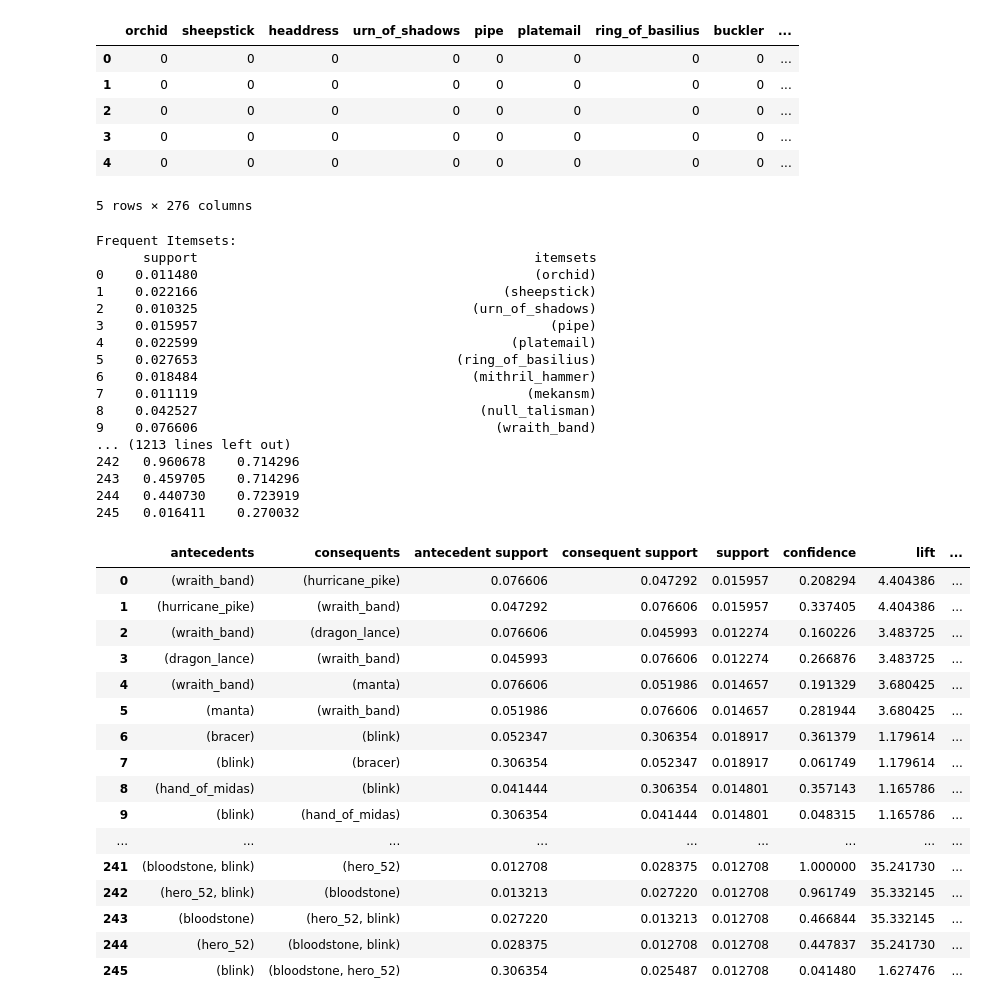
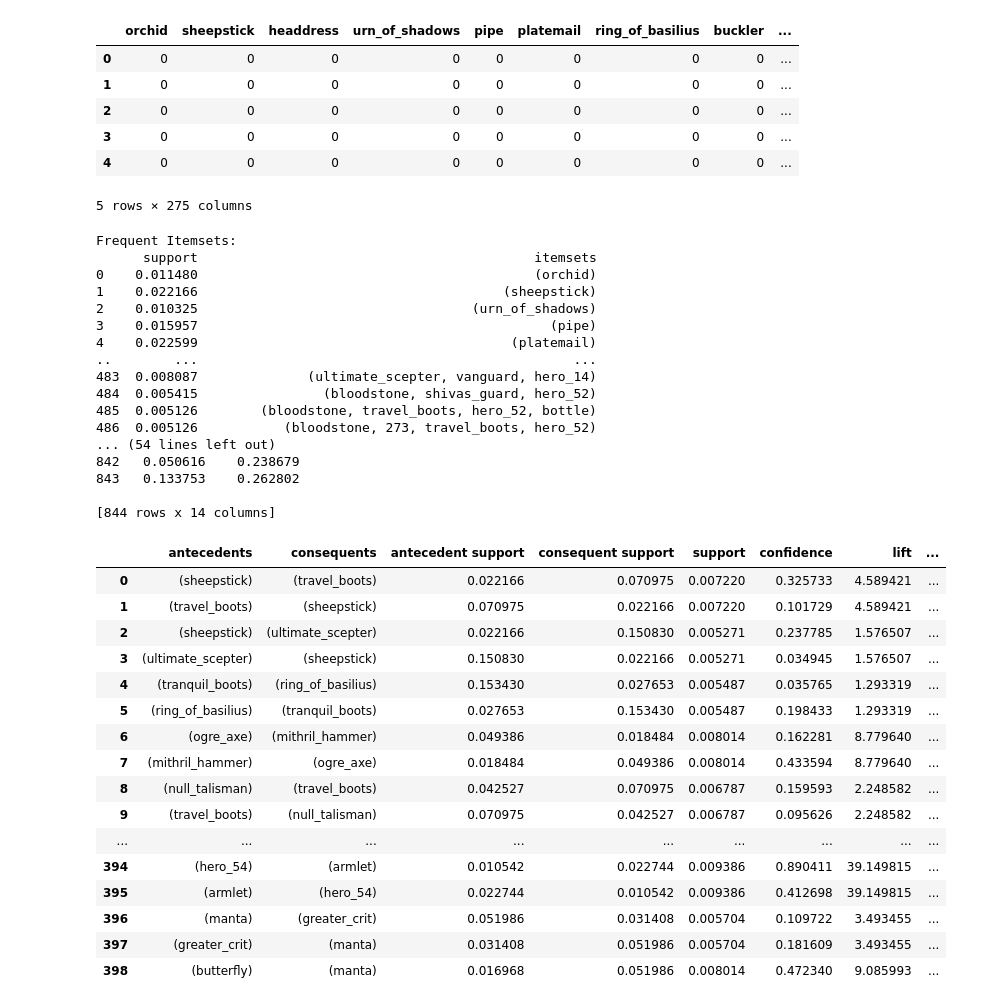
Before and after one commit to SethPavlicekGradStudent/DataMiningProject, a Jupyter notebook: associationRules.ipynb, the cells around one changed output. Saved outputs shown, nothing was run; the diff lists cells and outputs as text; code cells hidden in the pictures.

Commit message:
eliminated blink

```diff
--- a/associationRules.ipynb
+++ b/associationRules.ipynb
@@ -298,7 +298,7 @@ def droppedColumns(df):
 
 
 heroInvertoryData = rename_hero_inventory_columns(heroInvertoryData)
-heroInvertoryData = heroInvertoryData.drop(columns=["black_king_bar","phase_boots","boots","power_treads","wind_lace","arcane_boots","magic_wand","empty"])
+heroInvertoryData = heroInvertoryData.drop(columns=["black_king_bar","phase_boots","boots","power_treads","wind_lace","arcane_boots","magic_wand","empty","blink"])
 heroInvertoryData = droppedColumns(heroInvertoryData)
 heroInvertoryData.head()
 # %% [output]
@@ -308,9 +308,9 @@ heroInvertoryData.head()
 | 2 | 0 | 0 | 0 | 0 | 0 | 0 | 0 | 0 | ... |
 | 3 | 0 | 0 | 0 | 0 | 0 | 0 | 0 | 0 | ... |
 | 4 | 0 | 0 | 0 | 0 | 0 | 0 | 0 | 0 | ... |
-5 rows × 276 columns
+5 rows × 275 columns
 # %%
-frequent_itemsets = apriori(heroInvertoryData, min_support=0.01, use_colnames=True)
+frequent_itemsets = apriori(heroInvertoryData, min_support=0.005, use_colnames=True)
 # Compute the number of itemsets
 
 num_itemsets = len(frequent_itemsets)
@@ -331,34 +331,34 @@ Frequent Itemsets:
 2    0.010325                                   (urn_of_shadows)
 3    0.015957                                             (pipe)
 4    0.022599                                        (platemail)
-5    0.027653                                 (ring_of_basilius)
-6    0.018484                                   (mithril_hammer)
-7    0.011119                                          (mekansm)
-8    0.042527                                    (null_talisman)
-9    0.076606                                      (wraith_band)
-... (1213 lines left out)
-242   0.960678    0.714296
-243   0.459705    0.714296
-244   0.440730    0.723919
-245   0.016411    0.270032
+..        ...                                                ...
+483  0.008087              (ultimate_scepter, vanguard, hero_14)
+484  0.005415                (bloodstone, shivas_guard, hero_52)
+485  0.005126        (bloodstone, travel_boots, hero_52, bottle)
+486  0.005126           (bloodstone, 273, travel_boots, hero_52)
+... (54 lines left out)
+842   0.050616    0.238679
+843   0.133753    0.262802
+
+[844 rows x 14 columns]
 # %%
-pd.options.display.max_rows = 400
+pd.options.display.max_rows = 1000
 rules
 # %% [output]
 |  | antecedents | consequents | antecedent support | consequent support | support | confidence | lift | ... |
-| 0 | (wraith_band) | (hurricane_pike) | 0.076606 | 0.047292 | 0.015957 | 0.208294 | 4.404386 | ... |
-| 1 | (hurricane_pike) | (wraith_band) | 0.047292 | 0.076606 | 0.015957 | 0.337405 | 4.404386 | ... |
-| 2 | (wraith_band) | (dragon_lance) | 0.076606 | 0.045993 | 0.012274 | 0.160226 | 3.483725 | ... |
-| 3 | (dragon_lance) | (wraith_band) | 0.045993 | 0.076606 | 0.012274 | 0.266876 | 3.483725 | ... |
-| 4 | (wraith_band) | (manta) | 0.076606 | 0.051986 | 0.014657 | 0.191329 | 3.680425 | ... |
-| 5 | (manta) | (wraith_band) | 0.051986 | 0.076606 | 0.014657 | 0.281944 | 3.680425 | ... |
-| 6 | (bracer) | (blink) | 0.052347 | 0.306354 | 0.018917 | 0.361379 | 1.179614 | ... |
-| 7 | (blink) | (bracer) | 0.306354 | 0.052347 | 0.018917 | 0.061749 | 1.179614 | ... |
-| 8 | (hand_of_midas) | (blink) | 0.041444 | 0.306354 | 0.014801 | 0.357143 | 1.165786 | ... |
-| 9 | (blink) | (hand_of_midas) | 0.306354 | 0.041444 | 0.014801 | 0.048315 | 1.165786 | ... |
+| 0 | (sheepstick) | (travel_boots) | 0.022166 | 0.070975 | 0.007220 | 0.325733 | 4.589421 | ... |
+| 1 | (travel_boots) | (sheepstick) | 0.070975 | 0.022166 | 0.007220 | 0.101729 | 4.589421 | ... |
+| 2 | (sheepstick) | (ultimate_scepter) | 0.022166 | 0.150830 | 0.005271 | 0.237785 | 1.576507 | ... |
+| 3 | (ultimate_scepter) | (sheepstick) | 0.150830 | 0.022166 | 0.005271 | 0.034945 | 1.576507 | ... |
+| 4 | (tranquil_boots) | (ring_of_basilius) | 0.153430 | 0.027653 | 0.005487 | 0.035765 | 1.293319 | ... |
+| 5 | (ring_of_basilius) | (tranquil_boots) | 0.027653 | 0.153430 | 0.005487 | 0.198433 | 1.293319 | ... |
+| 6 | (ogre_axe) | (mithril_hammer) | 0.049386 | 0.018484 | 0.008014 | 0.162281 | 8.779640 | ... |
+| 7 | (mithril_hammer) | (ogre_axe) | 0.018484 | 0.049386 | 0.008014 | 0.433594 | 8.779640 | ... |
+| 8 | (null_talisman) | (travel_boots) | 0.042527 | 0.070975 | 0.006787 | 0.159593 | 2.248582 | ... |
+| 9 | (travel_boots) | (null_talisman) | 0.070975 | 0.042527 | 0.006787 | 0.095626 | 2.248582 | ... |
 | ... | ... | ... | ... | ... | ... | ... | ... | ... |
-| 241 | (bloodstone, blink) | (hero_52) | 0.012708 | 0.028375 | 0.012708 | 1.000000 | 35.241730 | ... |
-| 242 | (hero_52, blink) | (bloodstone) | 0.013213 | 0.027220 | 0.012708 | 0.961749 | 35.332145 | ... |
-| 243 | (bloodstone) | (hero_52, blink) | 0.027220 | 0.013213 | 0.012708 | 0.466844 | 35.332145 | ... |
-| 244 | (hero_52) | (bloodstone, blink) | 0.028375 | 0.012708 | 0.012708 | 0.447837 | 35.241730 | ... |
-| 245 | (blink) | (bloodstone, hero_52) | 0.306354 | 0.025487 | 0.012708 | 0.041480 | 1.627476 | ... |
+| 394 | (hero_54) | (armlet) | 0.010542 | 0.022744 | 0.009386 | 0.890411 | 39.149815 | ... |
+| 395 | (armlet) | (hero_54) | 0.022744 | 0.010542 | 0.009386 | 0.412698 | 39.149815 | ... |
+| 396 | (manta) | (greater_crit) | 0.051986 | 0.031408 | 0.005704 | 0.109722 | 3.493455 | ... |
+| 397 | (greater_crit) | (manta) | 0.031408 | 0.051986 | 0.005704 | 0.181609 | 3.493455 | ... |
+| 398 | (butterfly) | (manta) | 0.016968 | 0.051986 | 0.008014 | 0.472340 | 9.085993 | ... |
```
